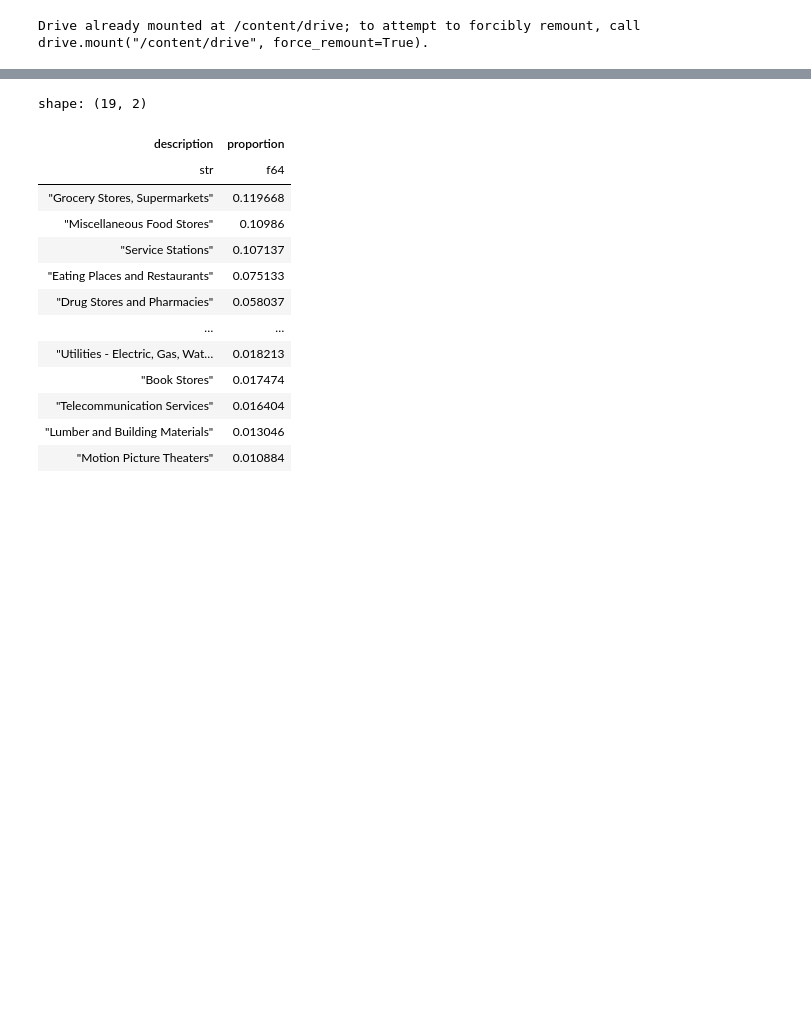
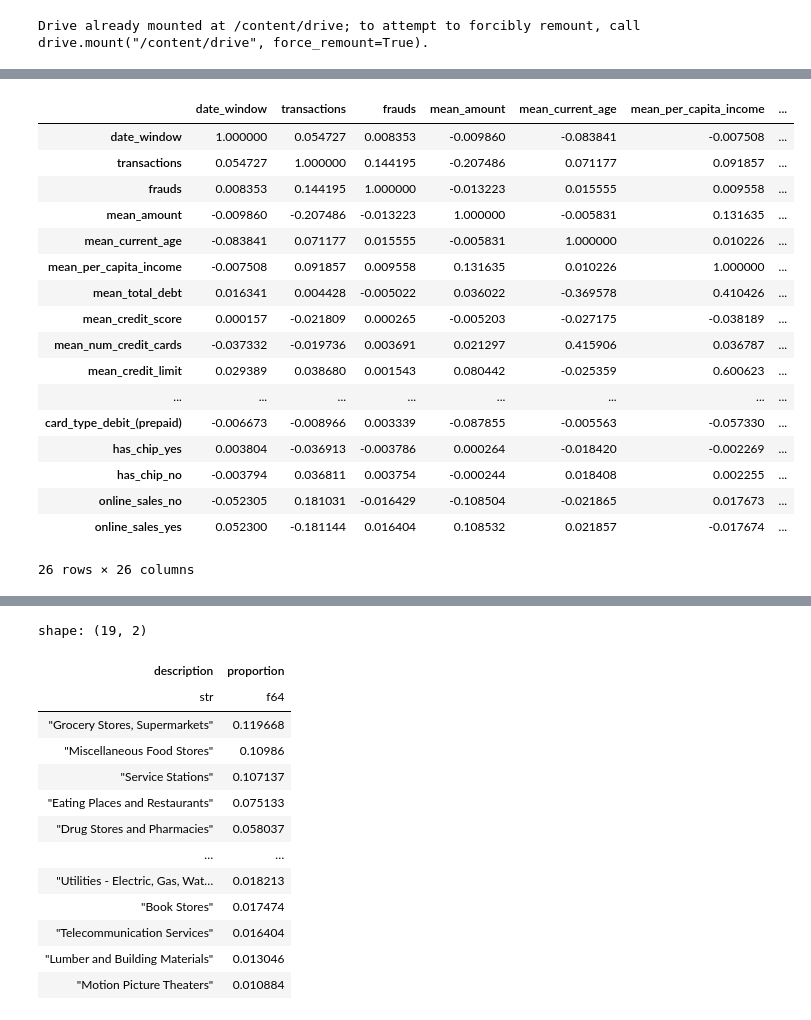
Before and after one commit to Angelicogfa/tcc_mba_datascience_analytics_usp_esalq, a Jupyter notebook: 03-modelagem_dados.ipynb, the cells around one changed output, grey strips where cells are left out. Drawn from its saved outputs; the diff is of its cells as text; code cells hidden in the pictures; blank space fills up the shorter version.

```diff
--- a/03-modelagem_dados.ipynb
+++ b/03-modelagem_dados.ipynb
@@ -156,0 +157,22 @@ shape: (10, 162)
+# %%
+corr = df_model.drop([column for column in df_model.columns if 'std' in column or 'skew' in column or 'kurtosis' in column]).to_pandas().corr()
+corr
+# %% [output]
+|  | date_window | transactions | frauds | mean_amount | mean_current_age | mean_per_capita_income | ... |
+| date_window | 1.000000 | 0.054727 | 0.008353 | -0.009860 | -0.083841 | -0.007508 | ... |
+| transactions | 0.054727 | 1.000000 | 0.144195 | -0.207486 | 0.071177 | 0.091857 | ... |
+| frauds | 0.008353 | 0.144195 | 1.000000 | -0.013223 | 0.015555 | 0.009558 | ... |
+| mean_amount | -0.009860 | -0.207486 | -0.013223 | 1.000000 | -0.005831 | 0.131635 | ... |
+| mean_current_age | -0.083841 | 0.071177 | 0.015555 | -0.005831 | 1.000000 | 0.010226 | ... |
+| mean_per_capita_income | -0.007508 | 0.091857 | 0.009558 | 0.131635 | 0.010226 | 1.000000 | ... |
+| mean_total_debt | 0.016341 | 0.004428 | -0.005022 | 0.036022 | -0.369578 | 0.410426 | ... |
+| mean_credit_score | 0.000157 | -0.021809 | 0.000265 | -0.005203 | -0.027175 | -0.038189 | ... |
+| mean_num_credit_cards | -0.037332 | -0.019736 | 0.003691 | 0.021297 | 0.415906 | 0.036787 | ... |
+| mean_credit_limit | 0.029389 | 0.038680 | 0.001543 | 0.080442 | -0.025359 | 0.600623 | ... |
+| ... | ... | ... | ... | ... | ... | ... | ... |
+| card_type_debit_(prepaid) | -0.006673 | -0.008966 | 0.003339 | -0.087855 | -0.005563 | -0.057330 | ... |
+| has_chip_yes | 0.003804 | -0.036913 | -0.003786 | 0.000264 | -0.018420 | -0.002269 | ... |
+| has_chip_no | -0.003794 | 0.036811 | 0.003754 | -0.000244 | 0.018408 | 0.002255 | ... |
+| online_sales_no | -0.052305 | 0.181031 | -0.016429 | -0.108504 | -0.021865 | 0.017673 | ... |
+| online_sales_yes | 0.052300 | -0.181144 | 0.016404 | 0.108532 | 0.021857 | -0.017674 | ... |
+26 rows × 26 columns
```
Also changed, not shown: parts of 6 cells of this notebook.
